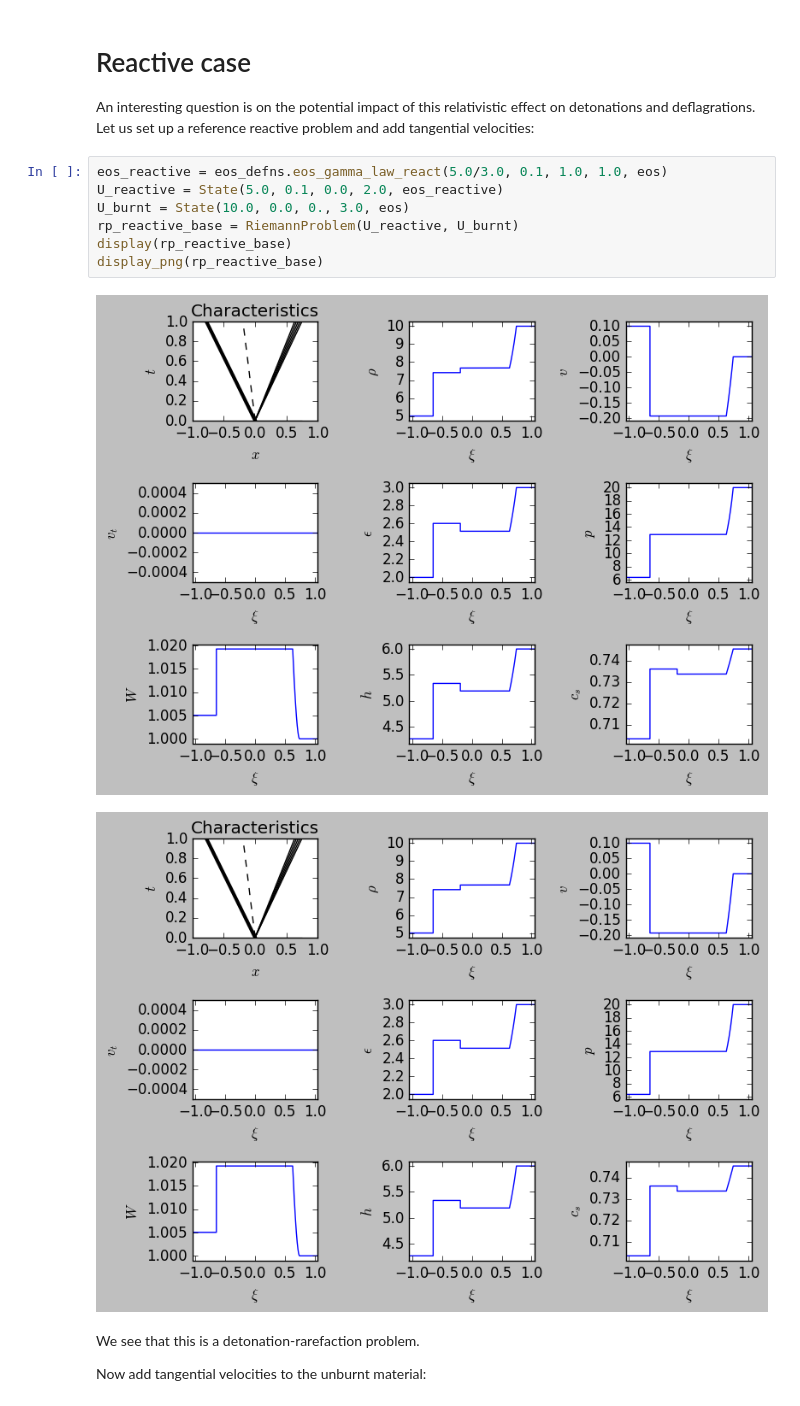
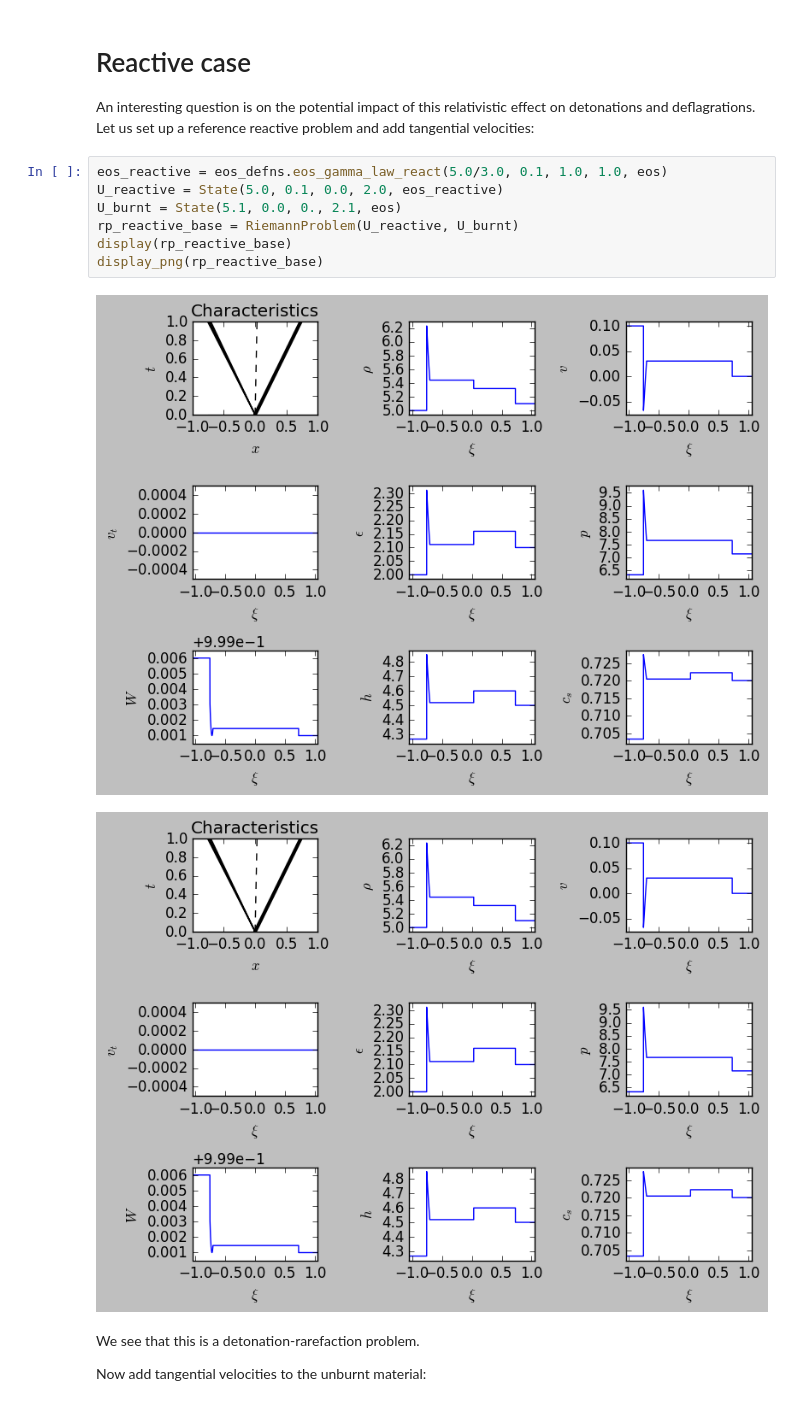
Before and after one commit to harpolea/r3d2, a Jupyter notebook: docs/tangential_change.ipynb, the cells around one changed output. Drawn from its saved outputs; the diff is of its cells as text.

```diff
--- a/docs/tangential_change.ipynb
+++ b/docs/tangential_change.ipynb
@@ -59,13 +59,13 @@ An interesting question is on the potential impact of this relativistic effect o
 # %%
 eos_reactive = eos_defns.eos_gamma_law_react(5.0/3.0, 0.1, 1.0, 1.0, eos)
 U_reactive = State(5.0, 0.1, 0.0, 2.0, eos_reactive)
-U_burnt = State(10.0, 0.0, 0., 3.0, eos)
+U_burnt = State(5.1, 0.0, 0., 2.1, eos)
 rp_reactive_base = RiemannProblem(U_reactive, U_burnt)
 display(rp_reactive_base)
 display_png(rp_reactive_base)
 # %% [output]
-[figure, old version]
+[figure, new version]
-[figure, old version]
+[figure, new version]
 # %% [markdown]
 We see that this is a detonation-rarefaction problem.
 
```
Also changed, not shown: parts of 1 cell of this notebook.
